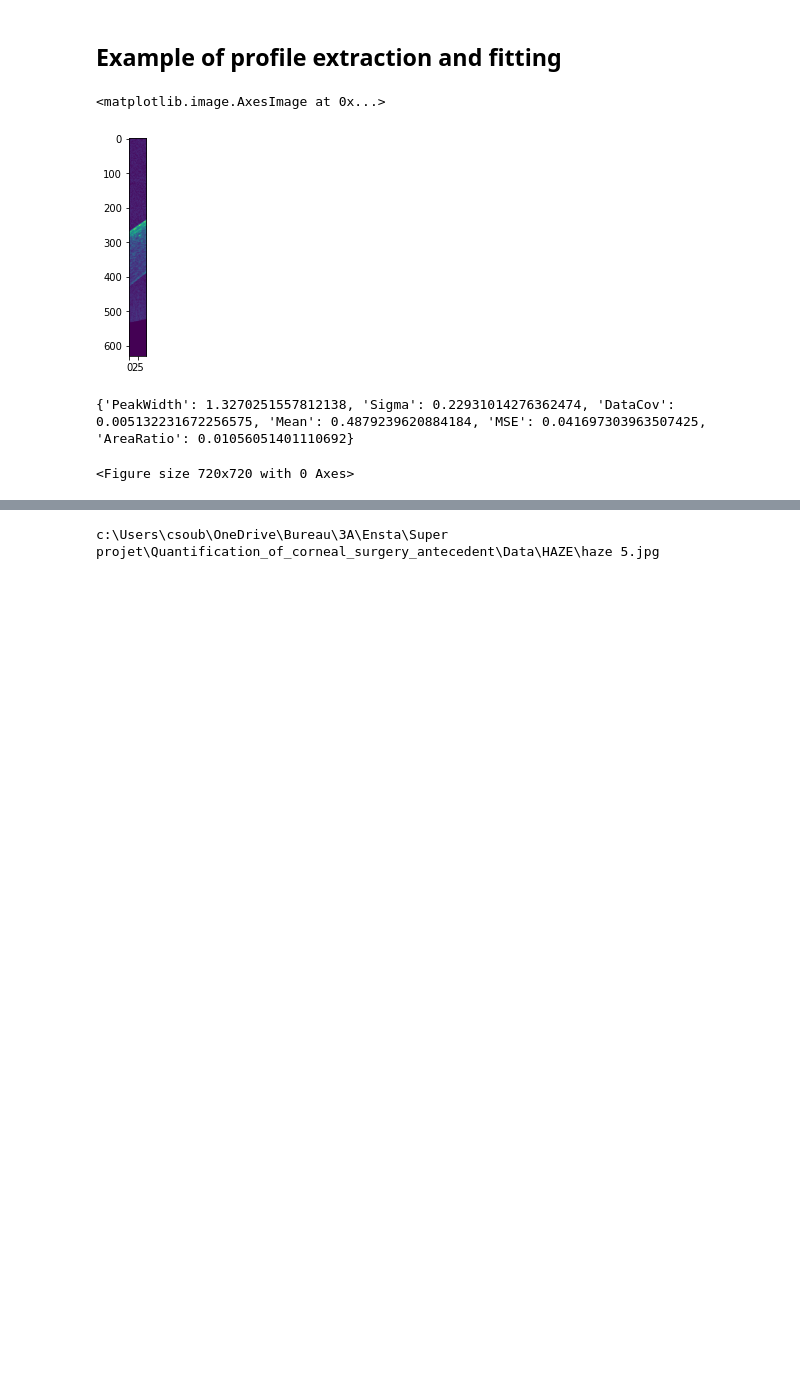
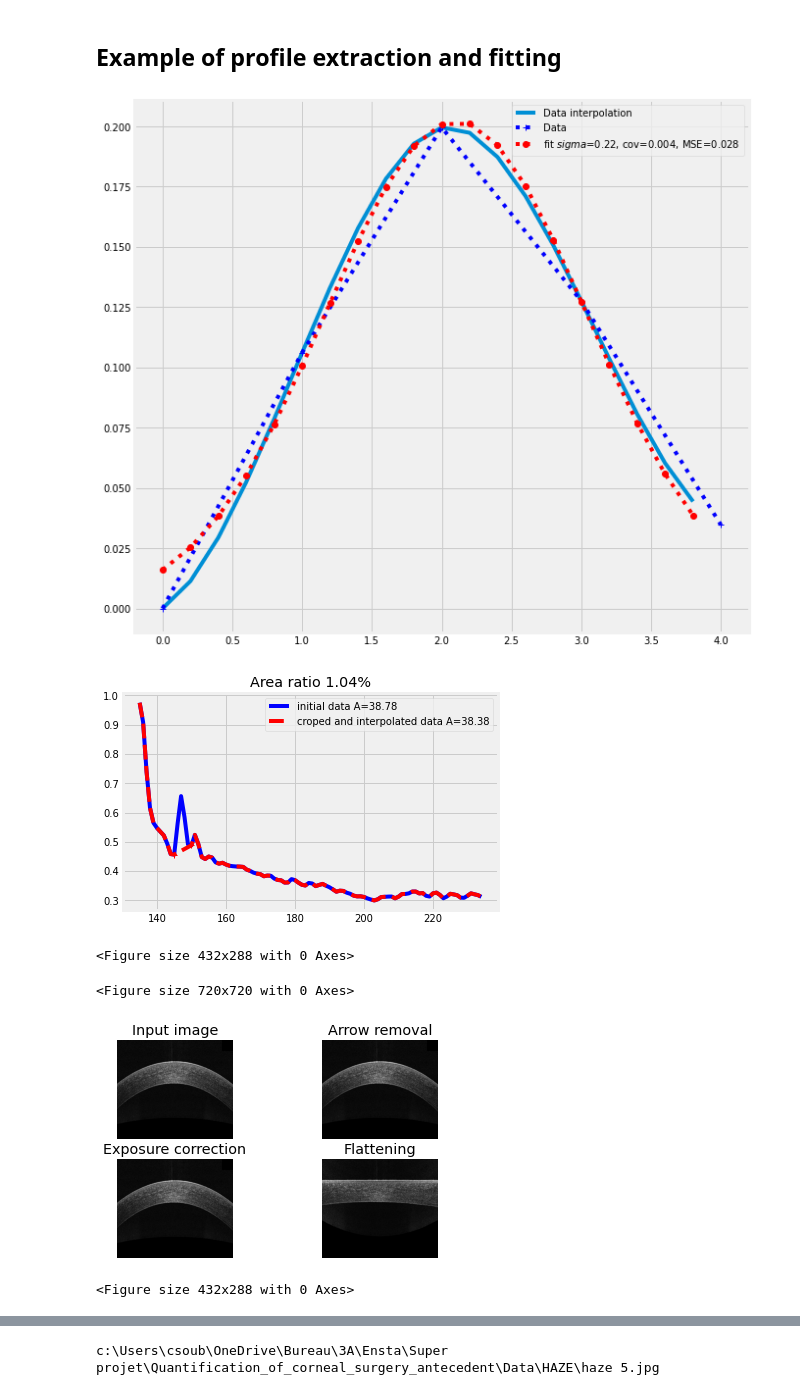
Before and after one commit to Coohrentiin/Quantification_of_corneal_surgery_antecedent, a Jupyter notebook: quatification_test.ipynb, the cells around one changed output, grey strips where cells are left out. Saved outputs shown, nothing was run; the diff lists cells and outputs as text; code cells hidden in the pictures; blank space fills up the shorter version.

```diff
--- a/quatification_test.ipynb
+++ b/quatification_test.ipynb
@@ -91,11 +93,6 @@ def im_plot(im,type='OCT_brut'):
 		print("Type not recognize")
 # %% [markdown]
 ## Example of profile extraction and fitting
-# %%
-plt.imshow(im.OCT[:,10:60])
-# %% [output]
-<matplotlib.image.AxesImage at 0x...>
-[figure, removed]
 # %%
 # filepathname=os.path.join(dirname, 'Data','HAZE','haze 1.jpg')
 # filepathname=os.path.join(dirname, 'Data','Healthy','23923_BOULIS_OD.jpg')
@@ -103,34 +100,38 @@ filepathname=os.path.join(dirname, 'Data','VILBERT_Maelle','test.jpg')
 
 im=image_OCT(filepathname)
 im.AutoTreatment()
-moving=True
+moving=False
 
 plt.figure(figsize=(10,10))
 im_Q=image_Quantification(im,plot=True,moving=moving)
 
 if not moving:
 	plt.savefig(savefold+"profile"+extension)
 
 	plt.figure(figsize=(10,10))
 	plot_treatment(im)
 	plt.savefig(savefold+"profile1"+extension)
 
 	plt.figure()
 	plot_profile(im,im_Q)
 	plt.savefig(savefold+"profile2"+extension)
 
 	plt.figure()
 	plot_quantification(im_Q)
 	plt.savefig(savefold+"profile3"+extension)
 else:
     print(im_Q.parameters)
 # plt.imshow(im.OCT_flat)
 # filepathname="C:/Users/csoub/OneDrive/Bureau/3A/Ensta/Super projet/Algo_Maelle/Data/HAZE/haze 1.jpg"
 # im=image_OCT(filepathname)
 # im.AutoTreatment()
 # im_Q=image_Quantification(im,plot=True)
 # plot_profile(im,im_Q.res)
 # plt.imshow(im.OCT_flat)
 # %% [output]
+[figure, added]
+[figure, added]
-{'PeakWidth': 1.3270251557812138, 'Sigma': 0.22931014276362474, 'DataCov': 0.005132231672256575, 'Mean': 0.4879239620884184, 'MSE': 0.041697303963507425, 'AreaRatio': 0.01056051401110692}
+<Figure size 432x288 with 0 Axes>
 <Figure size 720x720 with 0 Axes>
+[figure, added]
+<Figure size 432x288 with 0 Axes>
```
Also changed, not shown: parts of 20 cells of this notebook, 12 other files.
